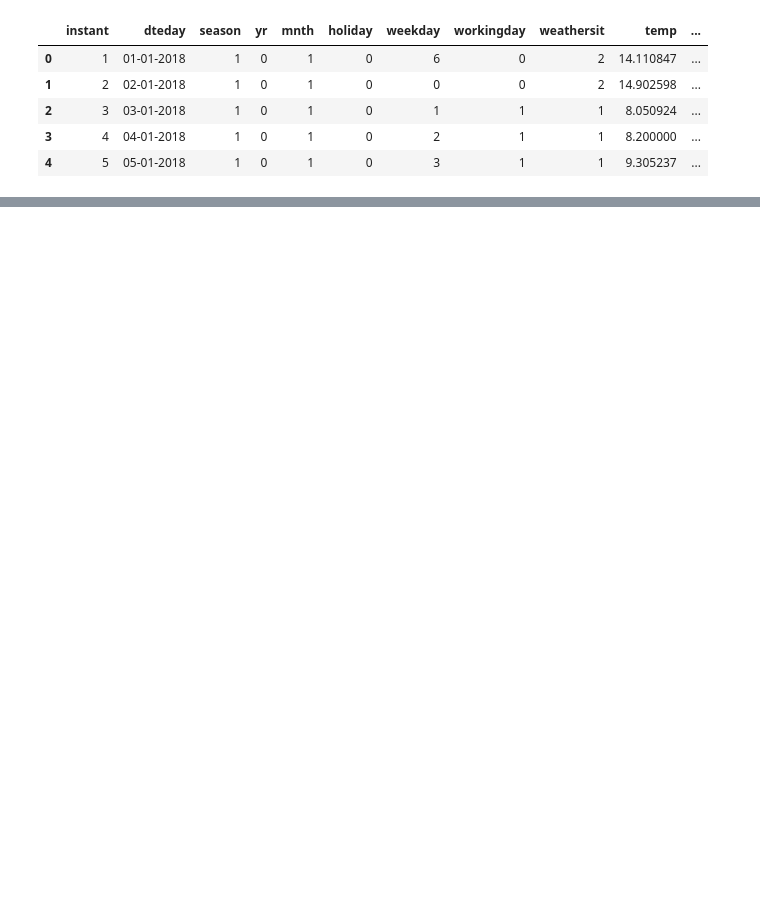
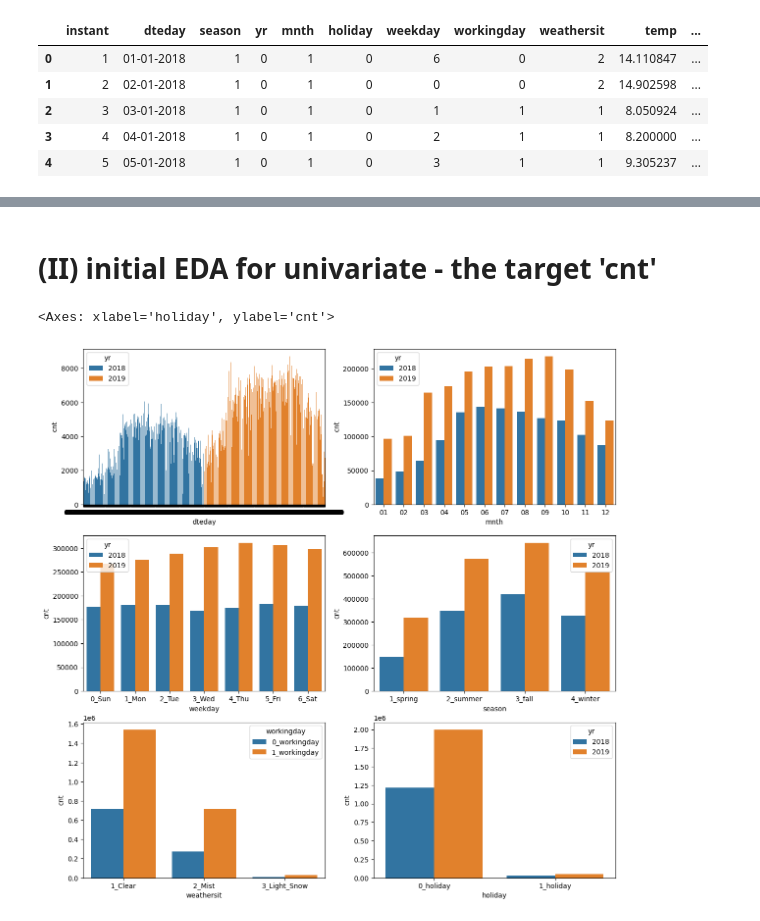
Before and after one commit to nguyenhoangthangbt/BikeSharing_CaseStudy, a Jupyter notebook: BikeSharing.ipynb, the cells around one changed output, grey strips where cells are left out. Saved outputs shown, nothing was run; the diff lists cells and outputs as text; code cells hidden in the pictures; blank space fills up the shorter version.

```diff
--- a/BikeSharing.ipynb
+++ b/BikeSharing.ipynb
@@ -95,0 +71,21 @@ Name: cnt, dtype: int64
+# %%
+# mapping to decode the feature values
+def int_to_day_str(weekday_int):
+    days = ['Sun','Mon', 'Tue', 'Wed', 'Thu', 'Fri', 'Sat']
+
+    if 0 <= weekday_int <= 6:
+        return str(weekday_int)+ '_'+ days[weekday_int]
+    else:
+        return weekday_int
+def int_to_month_str(month_int):
+        return f'{month_int:02d}'
+
+
+df['yr'] = df['yr'].map({0:'2018',1:'2019'})
+df['season']=df['season'].map({1:'1_spring', 2:'2_summer', 3:'3_fall', 4:'4_winter'})
+df['holiday']=df['holiday'].map({0:'0_holiday',1:'1_holiday'})
+df['workingday']=df['workingday'].map({0:'0_workingday',1:'1_workingday'})
+df['weathersit']=df['weathersit'].map({1:'1_Clear',2:'2_Mist',3:'3_Light_Snow',4:'4_Heavy_Rain'})
+df['weekday']=df['weekday'].map(int_to_day_str)
+df['mnth']=df['mnth'].map(int_to_month_str)
+df[['yr','season','mnth','holiday','workingday','weekday','weathersit']]
@@ -95,0 +106,20 @@ Name: cnt, dtype: int64
+# %% [markdown]
+# (II) initial EDA for univariate - the target 'cnt'
+# %%
+import seaborn as sb, matplotlib.pyplot as plt
+plt.figure(figsize=(14,14))
+plt.subplot(3,2,1)
+sb.barplot(data=df,y='cnt',x='dteday',hue='yr')
+plt.subplot(3,2,2)
+sb.barplot(data=df[['mnth','cnt','yr']].groupby(by=['mnth','yr']).agg({'cnt':'sum'}).reset_index(),y='cnt',x='mnth',hue='yr')
+plt.subplot(3,2,3)
+sb.barplot(data=df[['weekday','cnt','yr']].groupby(by=['weekday','yr']).agg({'cnt':'sum'}).reset_index(),y='cnt',x='weekday',hue='yr')
+plt.subplot(3,2,4)
+sb.barplot(data=df[['season','cnt','yr']].groupby(by=['season','yr']).agg({'cnt':'sum'}).reset_index(),y='cnt',x='season',hue='yr')
+plt.subplot(3,2,5)
+sb.barplot(data=df[['weathersit','cnt','workingday']].groupby(by=['weathersit','workingday']).agg({'cnt':'sum'}).reset_index(),y='cnt',x='weathersit',hue='workingday')
+plt.subplot(3,2,6)
+sb.barplot(data=df[['holiday','cnt','yr']].groupby(by=['holiday','yr']).agg({'cnt':'sum'}).reset_index(),y='cnt',x='holiday',hue='yr')
+# %% [output]
+<Axes: xlabel='holiday', ylabel='cnt'>
+[figure, added]
```
Also changed, not shown: parts of 41 cells of this notebook.
